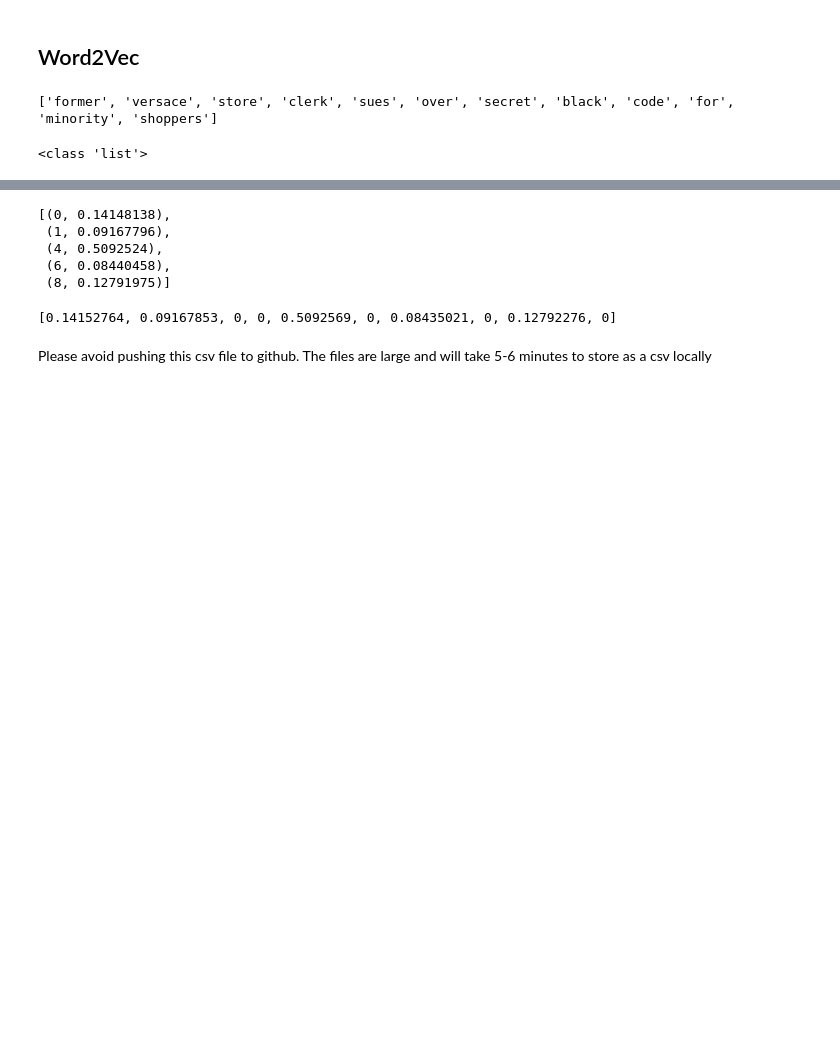
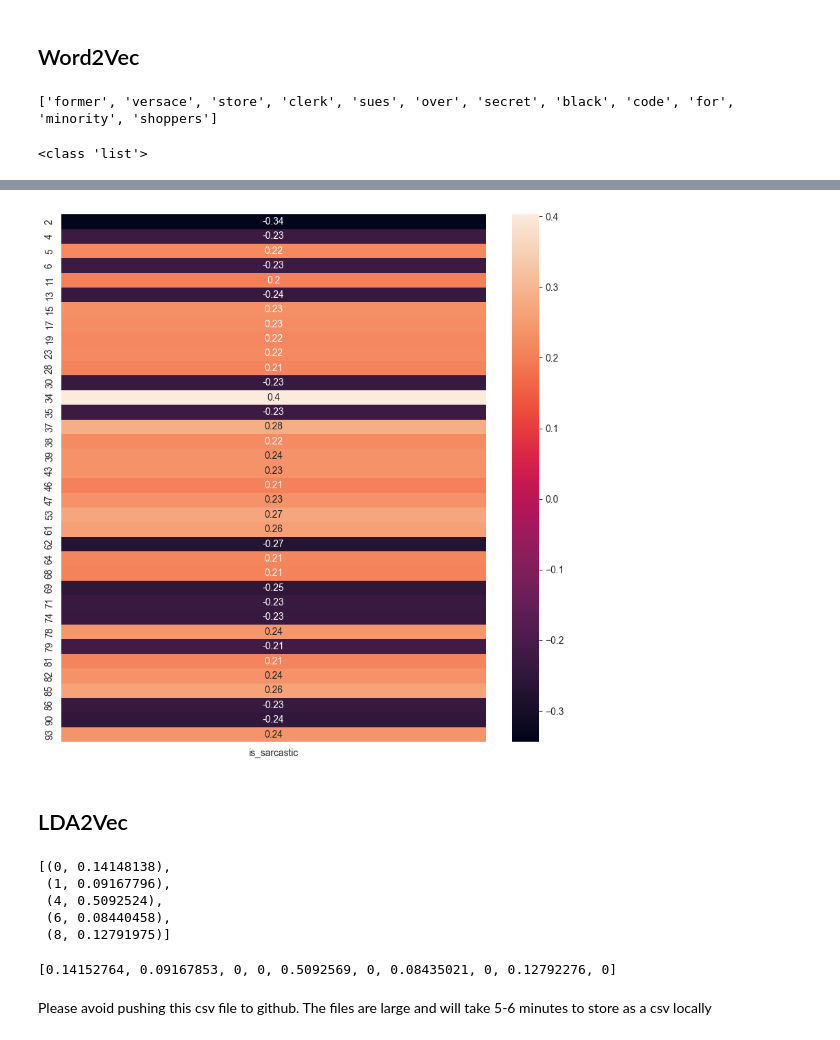
Before and after one commit to vigonometry/CS4248_Group8_SarcasmDetection, a Jupyter notebook: 05_Embeddings.ipynb, the cells around one changed output, grey strips where cells are left out. Cells and saved outputs as stored; diff of their text form; code cells hidden in the pictures; blank space fills up the shorter version.

```diff
--- a/05_Embeddings.ipynb
+++ b/05_Embeddings.ipynb
@@ -65,0 +88,4 @@ spacy_df.head()
+# %%
+embeddings_df = pd.DataFrame(sent_w2v.tolist())
+# %%
+embeddings_df['is_sarcastic'] = df['is_sarcastic']
@@ -66,3 +102,20 @@ spacy_df.head()
+# %%
+CORR_THRESHOLD = 0.2
+features_w2v = np.arange(100)
+correlations =[{'is_sarcastic': embeddings_df[f].corr(embeddings_df['is_sarcastic'])} for f in features_w2v]
+train_corr_w2v = pd.DataFrame(correlations, index=features_w2v)
+# %%
+#Top features from word2vec - 36 features
+mask = train_corr_w2v.apply(lambda x: abs(x) > CORR_THRESHOLD).to_numpy()
+top_features = train_corr_w2v.loc[mask]
+
+plt.figure(figsize = (10, 10))
+sns.heatmap(top_features, annot=True)
+plt.show()
+# %% [output]
+[figure, added]
+# %% [markdown]
+## LDA2Vec
 # %%
 from gensim.corpora.dictionary import Dictionary
 from gensim.models import LdaModel
```
Also changed, not shown: parts of 16 cells of this notebook, 1 other file.
